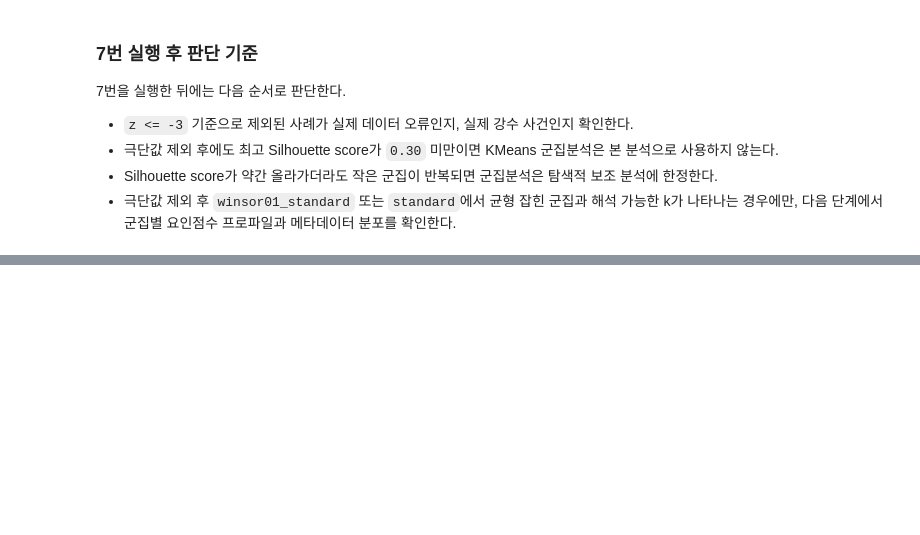
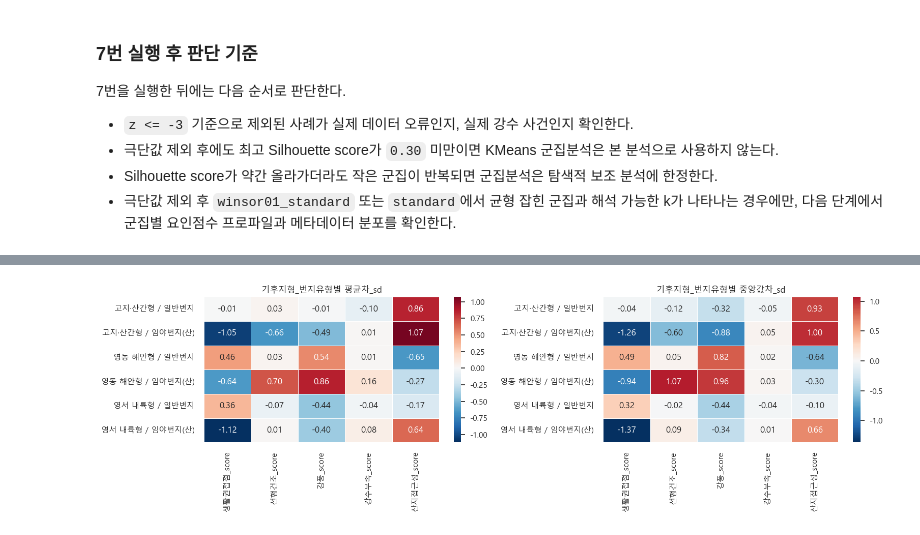
Before and after one commit to Max-JI64/farm-system-public-02, a Jupyter notebook: jsw/Analysis/2026-06-08_FA.ipynb, the cells around one changed output, grey strips where cells are left out. Drawn from its saved outputs; the diff is of its cells as text; code cells hidden in the pictures; blank space fills up the shorter version.

```diff
--- a/jsw/Analysis/2026-06-08_FA.ipynb
+++ b/jsw/Analysis/2026-06-08_FA.ipynb
@@ -5485,0 +6393,86 @@ Silhouette score가 `0.24~0.27`이라고 해서 절대 사용할 수 없는 것
+# %%
+# 8-2-4. 기후지형_번지유형별 요인점수 시각화
+fig_height = max(4.8, 0.45 * len(seq2_group_order))
+fig, axes = plt.subplots(1, 2, figsize=(16, fig_height))
+
+sns.heatmap(
+    climate_addr_summary_wide_mean,
+    annot=True,
+    fmt=".2f",
+    cmap="RdBu_r",
+    center=0,
+    linewidths=0.5,
+    ax=axes[0],
+)
+axes[0].set_title("기후지형_번지유형별 평균차_sd")
+axes[0].set_xlabel("")
+axes[0].set_ylabel("")
+
+sns.heatmap(
+    climate_addr_summary_wide_median,
+    annot=True,
+    fmt=".2f",
+    cmap="RdBu_r",
+    center=0,
+    linewidths=0.5,
+    ax=axes[1],
+)
+axes[1].set_title("기후지형_번지유형별 중앙값차_sd")
+axes[1].set_xlabel("")
+axes[1].set_ylabel("")
+
+plt.tight_layout()
+plt.show()
+
+plot_df = seq2_meta_work.melt(
+    id_vars=SEQ2_META_COL,
+    value_vars=SEQ2_FACTOR_SCORE_COLS,
+    var_name="요인점수",
+    value_name="score",
+)
+
+fig, axes = plt.subplots(2, 3, figsize=(18, 9))
+axes = axes.flatten()
+
+for idx, score_col in enumerate(SEQ2_FACTOR_SCORE_COLS):
+    ax = axes[idx]
+    score_plot_df = plot_df[plot_df["요인점수"] == score_col].copy()
+    order = (
+        score_plot_df
+        .groupby(SEQ2_META_COL)["score"]
+        .median()
+        .sort_values(ascending=False)
+        .index
+    )
+    sns.boxplot(
+        data=score_plot_df,
+        x=SEQ2_META_COL,
+        y="score",
+        order=order,
+        ax=ax,
+        color="#d9e6f2",
+        showfliers=False,
+    )
+    sns.pointplot(
+        data=score_plot_df,
+        x=SEQ2_META_COL,
+        y="score",
+        order=order,
+        ax=ax,
+        color="#222222",
+        markers="D",
+        errorbar=None,
+    )
+    ax.axhline(0, color="gray", linewidth=1, linestyle="--", alpha=0.6)
+    ax.set_title(score_col)
+    ax.set_xlabel("")
+    ax.set_ylabel("요인점수")
+    ax.tick_params(axis="x", rotation=35)
+
+for j in range(len(SEQ2_FACTOR_SCORE_COLS), len(axes)):
+    fig.delaxes(axes[j])
+
+plt.tight_layout()
+plt.show()
+# %% [output]
+[figure, added]
```
Also changed, not shown: parts of 14 cells of this notebook, 1 other file.
